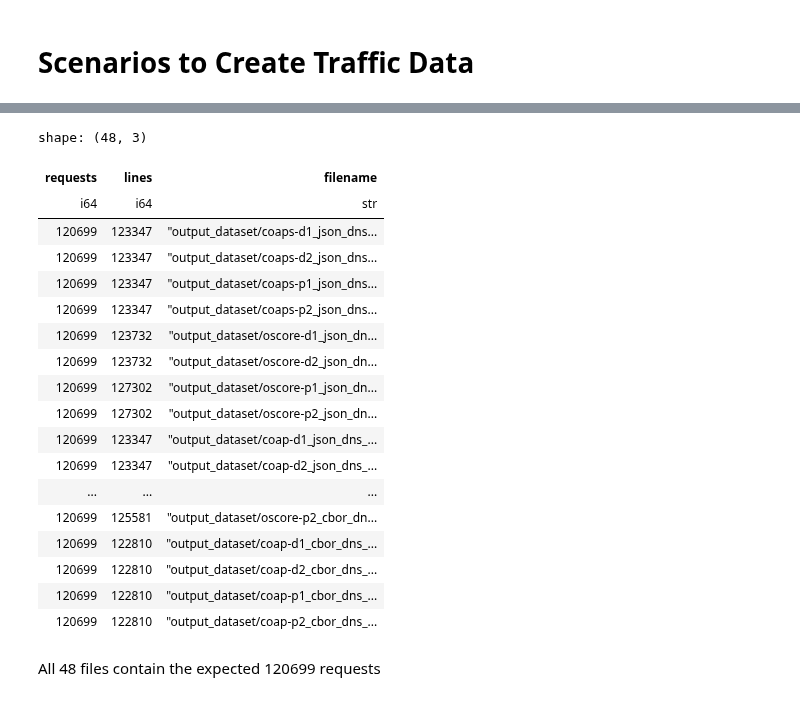
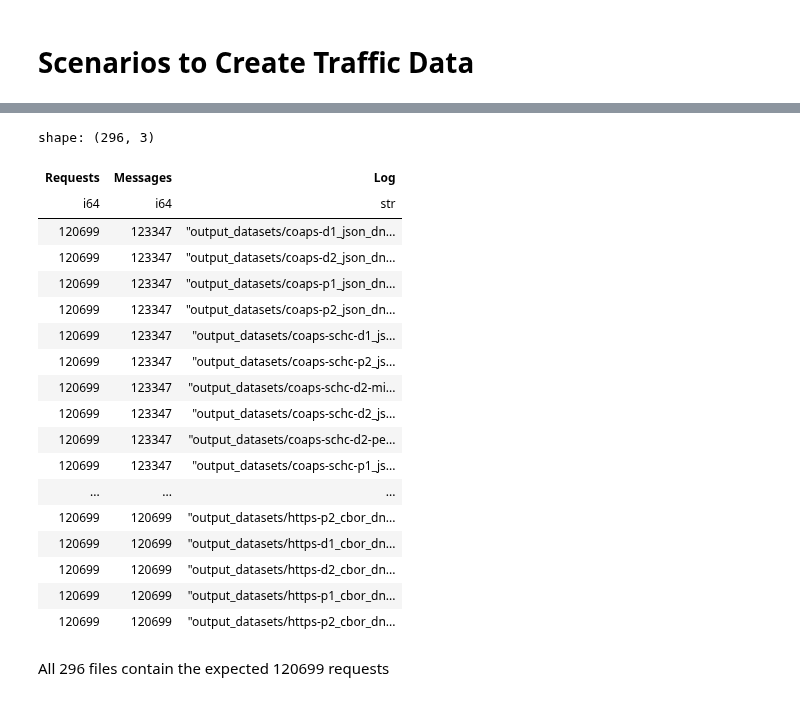
Before and after one commit to miri64/artifacts-eurosp26-doc-privacy, a Jupyter notebook: scenarios.ipynb, the cells around one changed output, grey strips where cells are left out. Saved outputs shown, nothing was run; the diff lists cells and outputs as text; code cells hidden in the pictures.

```diff
--- a/scenarios.ipynb
+++ b/scenarios.ipynb
@@ -97,47 +105,45 @@ awk '
 # %%
 EXPECTED_REQUESTS = 120699
 
 proc = subprocess.check_output(f"{SCENARIO_DIR}/count_client_logs.sh", text=True)
 df = polars.read_csv(
     io.StringIO(proc),
-    has_header=False,
     separator=" ",
-    new_columns=["requests", "lines", "filename"]
 )
 df = df.with_columns(
-    df["filename"].map_elements(
+    df["Log"].map_elements(
         lambda path: str(pathlib.Path(path).relative_to(EVALUATION_DIR)),
         return_dtype=str,
     )
 )
 with polars.Config(
     tbl_rows=df.shape[0],
-    fmt_str_lengths=df["filename"].str.len_chars().max()
+    fmt_str_lengths=df["Log"].str.len_chars().max()
 ):
     display(df)
-if (df["requests"] == EXPECTED_REQUESTS).all():
+if (df["Requests"] == EXPECTED_REQUESTS).all():
     display(Markdown(f"All {df.shape[0]} files contain the expected {EXPECTED_REQUESTS} requests"))
 else:
     display(Markdown(f"The following logs are **incomplete**:"))
-    display(df).filter(df["requests"] != EXPECTED_REQUESTS)
+    display(df).filter(df["Requests"] != EXPECTED_REQUESTS)
 # %% [output]
-shape: (48, 3)
+shape: (296, 3)
-| requests | lines | filename |
+| Requests | Messages | Log |
 | i64 | i64 | str |
-| 120699 | 123347 | "output_dataset/coaps-d1_json_dns... |
-| 120699 | 123347 | "output_dataset/coaps-d2_json_dns... |
-| 120699 | 123347 | "output_dataset/coaps-p1_json_dns... |
-| 120699 | 123347 | "output_dataset/coaps-p2_json_dns... |
-| 120699 | 123732 | "output_dataset/oscore-d1_json_dn... |
-| 120699 | 123732 | "output_dataset/oscore-d2_json_dn... |
-| 120699 | 127302 | "output_dataset/oscore-p1_json_dn... |
-| 120699 | 127302 | "output_dataset/oscore-p2_json_dn... |
-| 120699 | 123347 | "output_dataset/coap-d1_json_dns_... |
-| 120699 | 123347 | "output_dataset/coap-d2_json_dns_... |
+| 120699 | 123347 | "output_datasets/coaps-d1_json_dn... |
+| 120699 | 123347 | "output_datasets/coaps-d2_json_dn... |
+| 120699 | 123347 | "output_datasets/coaps-p1_json_dn... |
+| 120699 | 123347 | "output_datasets/coaps-p2_json_dn... |
+| 120699 | 123347 | "output_datasets/coaps-schc-d1_js... |
+| 120699 | 123347 | "output_datasets/coaps-schc-p2_js... |
+| 120699 | 123347 | "output_datasets/coaps-schc-d2-mi... |
+| 120699 | 123347 | "output_datasets/coaps-schc-d2_js... |
+| 120699 | 123347 | "output_datasets/coaps-schc-d2-pe... |
+| 120699 | 123347 | "output_datasets/coaps-schc-p1_js... |
 | ... | ... | ... |
-| 120699 | 125581 | "output_dataset/oscore-p2_cbor_dn... |
-| 120699 | 122810 | "output_dataset/coap-d1_cbor_dns_... |
-| 120699 | 122810 | "output_dataset/coap-d2_cbor_dns_... |
-| 120699 | 122810 | "output_dataset/coap-p1_cbor_dns_... |
-| 120699 | 122810 | "output_dataset/coap-p2_cbor_dns_... |
+| 120699 | 120699 | "output_datasets/https-p2_cbor_dn... |
+| 120699 | 120699 | "output_datasets/https-d1_cbor_dn... |
+| 120699 | 120699 | "output_datasets/https-d2_cbor_dn... |
+| 120699 | 120699 | "output_datasets/https-p1_cbor_dn... |
+| 120699 | 120699 | "output_datasets/https-p2_cbor_dn... |
-All 48 files contain the expected 120699 requests
+All 296 files contain the expected 120699 requests
```
Also changed, not shown: parts of 4 cells of this notebook.
